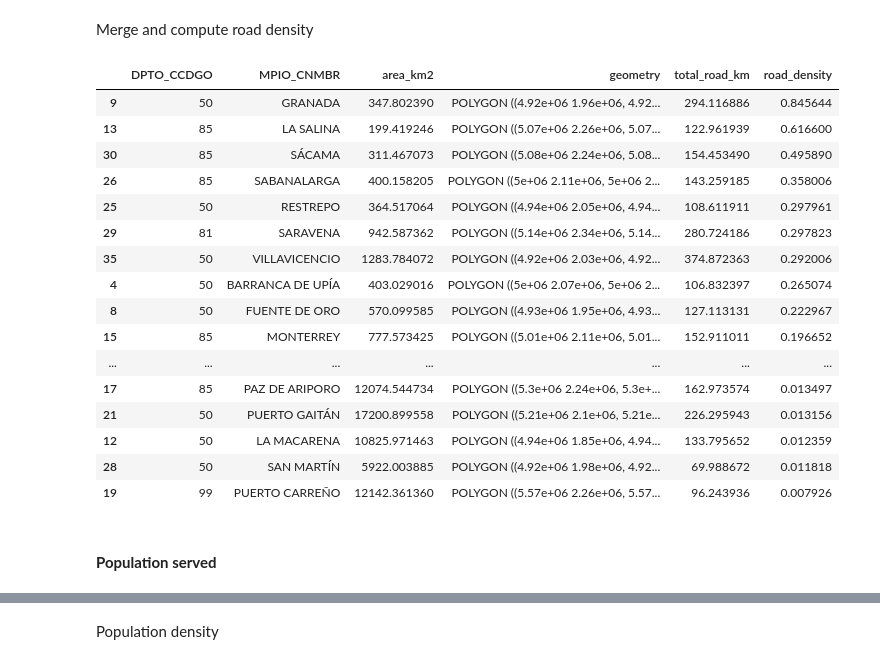
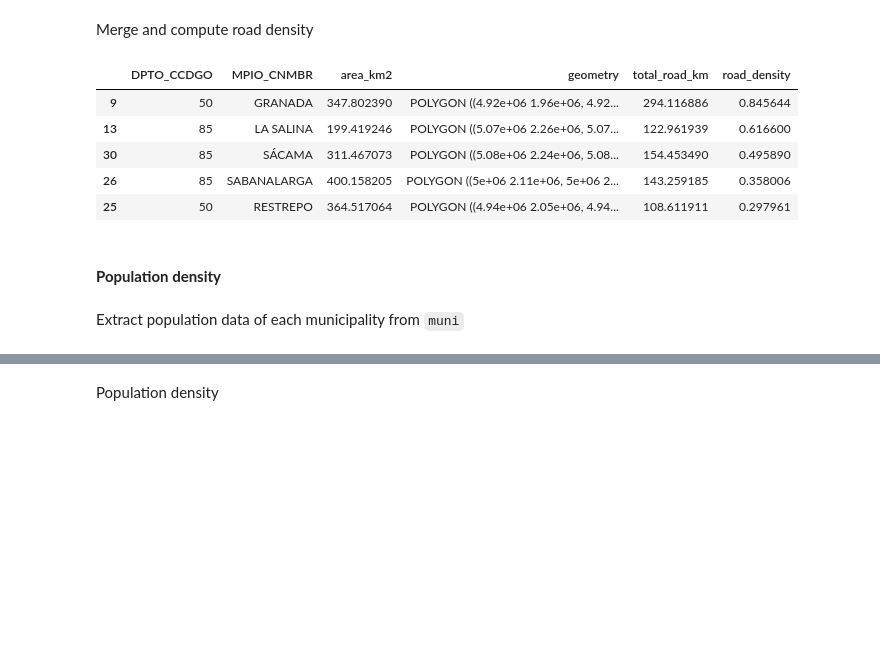
Before and after one commit to aliciaarevalor/PS, a Jupyter notebook: Workshop2_PS_AliciaArevaloRobinson.ipynb, the cells around one changed output, grey strips where cells are left out. Saved outputs shown, nothing was run; the diff lists cells and outputs as text; code cells hidden in the pictures; blank space fills up the shorter version.

```diff
--- a/Workshop2_PS_AliciaArevaloRobinson.ipynb
+++ b/Workshop2_PS_AliciaArevaloRobinson.ipynb
@@ -356,31 +314,22 @@ Merge and compute road density
 # %%
 # Merge road lengths into municipality dataframe
 road_muni = ori_muni.merge(road_length_by_muni, on='MPIO_CNMBR', how='right').copy()
 
 # Calculate road density
 road_muni['road_density'] = road_muni['total_road_km'] / road_muni['area_km2']
 road_muni = road_muni.sort_values(by="road_density", ascending=False)
-road_muni
+road_muni.head()
 # %% [output]
 |  | DPTO_CCDGO | MPIO_CNMBR | area_km2 | geometry | total_road_km | road_density |
 | 9 | 50 | GRANADA | 347.802390 | POLYGON ((4.92e+06 1.96e+06, 4.92... | 294.116886 | 0.845644 |
 | 13 | 85 | LA SALINA | 199.419246 | POLYGON ((5.07e+06 2.26e+06, 5.07... | 122.961939 | 0.616600 |
 | 30 | 85 | SÁCAMA | 311.467073 | POLYGON ((5.08e+06 2.24e+06, 5.08... | 154.453490 | 0.495890 |
 | 26 | 85 | SABANALARGA | 400.158205 | POLYGON ((5e+06 2.11e+06, 5e+06 2... | 143.259185 | 0.358006 |
 | 25 | 50 | RESTREPO | 364.517064 | POLYGON ((4.94e+06 2.05e+06, 4.94... | 108.611911 | 0.297961 |
-| 29 | 81 | SARAVENA | 942.587362 | POLYGON ((5.14e+06 2.34e+06, 5.14... | 280.724186 | 0.297823 |
-| 35 | 50 | VILLAVICENCIO | 1283.784072 | POLYGON ((4.92e+06 2.03e+06, 4.92... | 374.872363 | 0.292006 |
-| 4 | 50 | BARRANCA DE UPÍA | 403.029016 | POLYGON ((5e+06 2.07e+06, 5e+06 2... | 106.832397 | 0.265074 |
-| 8 | 50 | FUENTE DE ORO | 570.099585 | POLYGON ((4.93e+06 1.95e+06, 4.93... | 127.113131 | 0.222967 |
-| 15 | 85 | MONTERREY | 777.573425 | POLYGON ((5.01e+06 2.11e+06, 5.01... | 152.911011 | 0.196652 |
-| ... | ... | ... | ... | ... | ... | ... |
-| 17 | 85 | PAZ DE ARIPORO | 12074.544734 | POLYGON ((5.3e+06 2.24e+06, 5.3e+... | 162.973574 | 0.013497 |
-| 21 | 50 | PUERTO GAITÁN | 17200.899558 | POLYGON ((5.21e+06 2.1e+06, 5.21e... | 226.295943 | 0.013156 |
-| 12 | 50 | LA MACARENA | 10825.971463 | POLYGON ((4.94e+06 1.85e+06, 4.94... | 133.795652 | 0.012359 |
-| 28 | 50 | SAN MARTÍN | 5922.003885 | POLYGON ((4.92e+06 1.98e+06, 4.92... | 69.988672 | 0.011818 |
-| 19 | 99 | PUERTO CARREÑO | 12142.361360 | POLYGON ((5.57e+06 2.26e+06, 5.57... | 96.243936 | 0.007926 |
 # %% [markdown]
-#### **Population served**
+#### **Population density**
+# %% [markdown]
+Extract population data of each municipality from `muni`
 # %%
 ori_population = muni[muni["DPTO_CCDGO"].isin(ori["DPTO_CCDGO"])]
 ori_population = ori_population[['DPTO_CCDGO', 'MPIO_CNMBR', 'MPIO_CDPMP', 'area_km2','STP27_PERS', 'geometry']]
```
Also changed, not shown: parts of 24 cells of this notebook.
